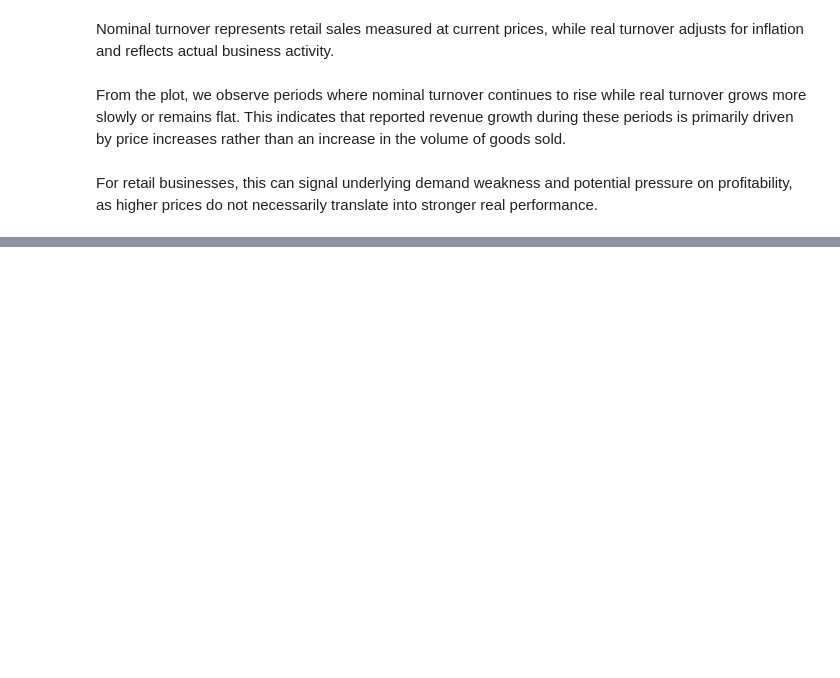
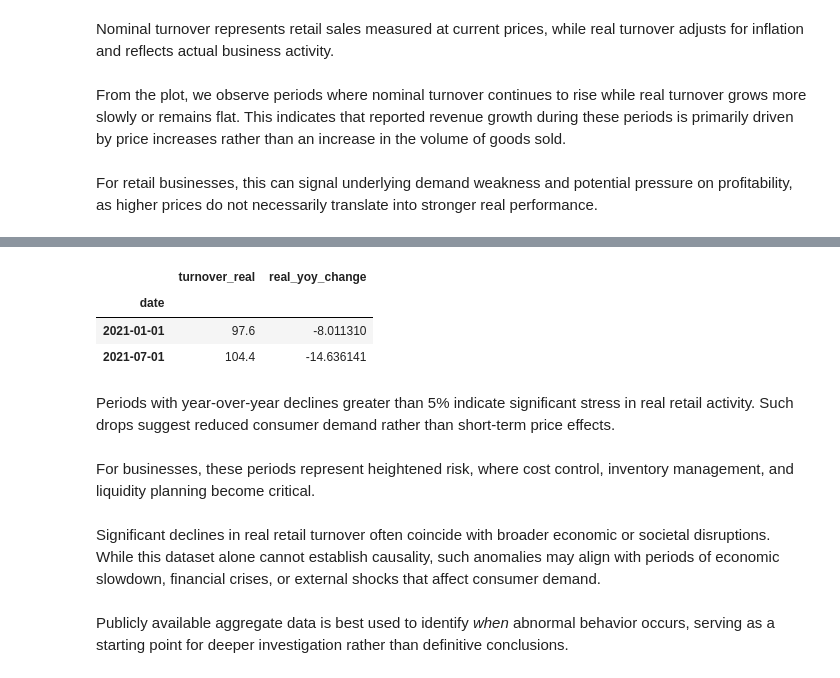
Before and after one commit to dubeykrish0307/GermanBusinessDataAutopsy, a Jupyter notebook: Notebooks/01_data_ingestion.ipynb, the cells around one changed output, grey strips where cells are left out. Drawn from its saved outputs; the diff is of its cells as text; code cells hidden in the pictures; blank space fills up the shorter version.

```diff
--- a/Notebooks/01_data_ingestion.ipynb
+++ b/Notebooks/01_data_ingestion.ipynb
@@ -207,0 +221,16 @@ For retail businesses, this can signal underlying demand weakness and potential
+# %%
+anomalies = retail_df[retail_df["real_yoy_change"] < -5]
+anomalies[["turnover_real", "real_yoy_change"]]
+# %% [output]
+|  | turnover_real | real_yoy_change |
+| date |  |  |
+| 2021-01-01 | 97.6 | -8.011310 |
+| 2021-07-01 | 104.4 | -14.636141 |
+# %% [markdown]
+Periods with year-over-year declines greater than 5% indicate significant stress in real retail activity. Such drops suggest reduced consumer demand rather than short-term price effects.
+# %% [markdown]
+For businesses, these periods represent heightened risk, where cost control, inventory management, and liquidity planning become critical.
+# %% [markdown]
+Significant declines in real retail turnover often coincide with broader economic or societal disruptions. While this dataset alone cannot establish causality, such anomalies may align with periods of economic slowdown, financial crises, or external shocks that affect consumer demand.
+# %% [markdown]
+Publicly available aggregate data is best used to identify *when* abnormal behavior occurs, serving as a starting point for deeper investigation rather than definitive conclusions.
```
Also changed, not shown: parts of 3 cells of this notebook.
